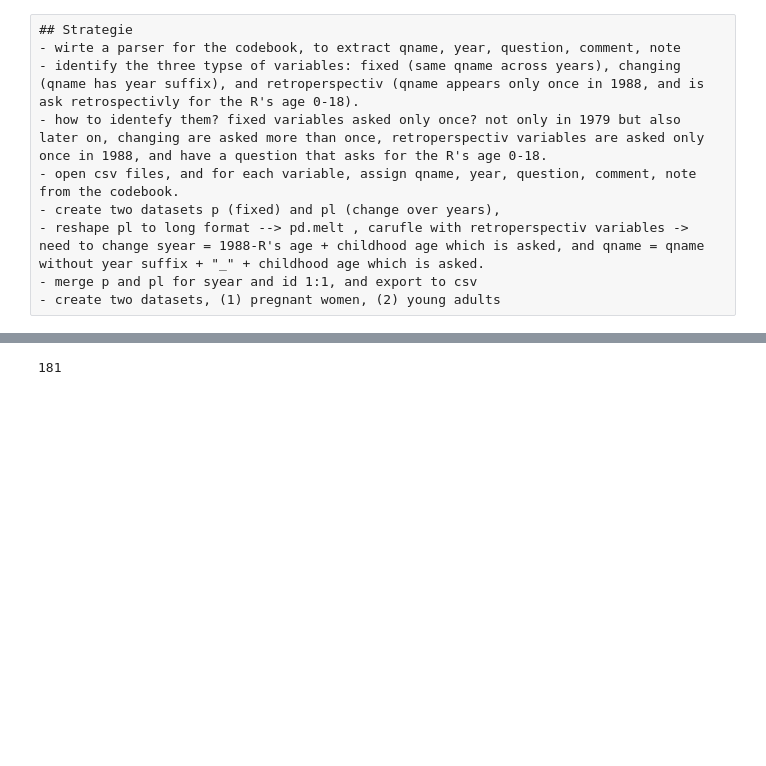
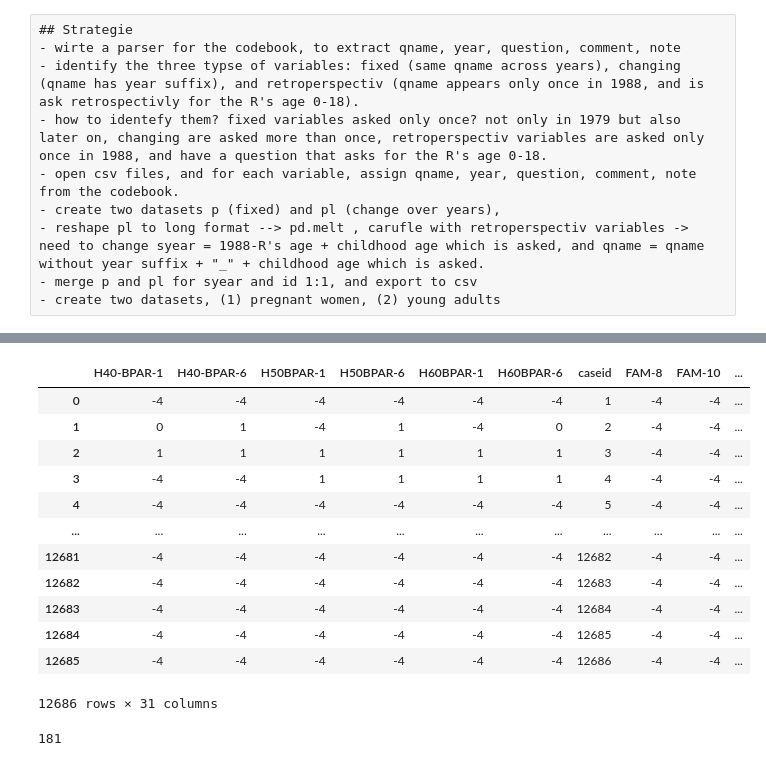
Before and after one commit to theoholler/Bookoflife, a Jupyter notebook: Original/reshape_theo.ipynb, the cells around one changed output, grey strips where cells are left out. Saved outputs shown, nothing was run; the diff lists cells and outputs as text; code cells hidden in the pictures; blank space fills up the shorter version.

```diff
--- a/Original/reshape_theo.ipynb
+++ b/Original/reshape_theo.ipynb
@@ -128,3 +130,19 @@ pivoted_p["birthyear"] =  1979 - pivoted_p["FAM-1B"]
+# %%
+p
+# %% [output]
+|  | H40-BPAR-1 | H40-BPAR-6 | H50BPAR-1 | H50BPAR-6 | H60BPAR-1 | H60BPAR-6 | caseid | FAM-8 | FAM-10 | ... |
+| 0 | -4 | -4 | -4 | -4 | -4 | -4 | 1 | -4 | -4 | ... |
+| 1 | 0 | 1 | -4 | 1 | -4 | 0 | 2 | -4 | -4 | ... |
+| 2 | 1 | 1 | 1 | 1 | 1 | 1 | 3 | -4 | -4 | ... |
+| 3 | -4 | -4 | 1 | 1 | 1 | 1 | 4 | -4 | -4 | ... |
+| 4 | -4 | -4 | -4 | -4 | -4 | -4 | 5 | -4 | -4 | ... |
+| ... | ... | ... | ... | ... | ... | ... | ... | ... | ... | ... |
+| 12681 | -4 | -4 | -4 | -4 | -4 | -4 | 12682 | -4 | -4 | ... |
+| 12682 | -4 | -4 | -4 | -4 | -4 | -4 | 12683 | -4 | -4 | ... |
+| 12683 | -4 | -4 | -4 | -4 | -4 | -4 | 12684 | -4 | -4 | ... |
+| 12684 | -4 | -4 | -4 | -4 | -4 | -4 | 12685 | -4 | -4 | ... |
+| 12685 | -4 | -4 | -4 | -4 | -4 | -4 | 12686 | -4 | -4 | ... |
+12686 rows × 31 columns
 # %%
 rnum_vars = cbd_pl["rnum"].tolist()
 print(len(rnum_vars))
```
Also changed, not shown: parts of 21 cells of this notebook.
